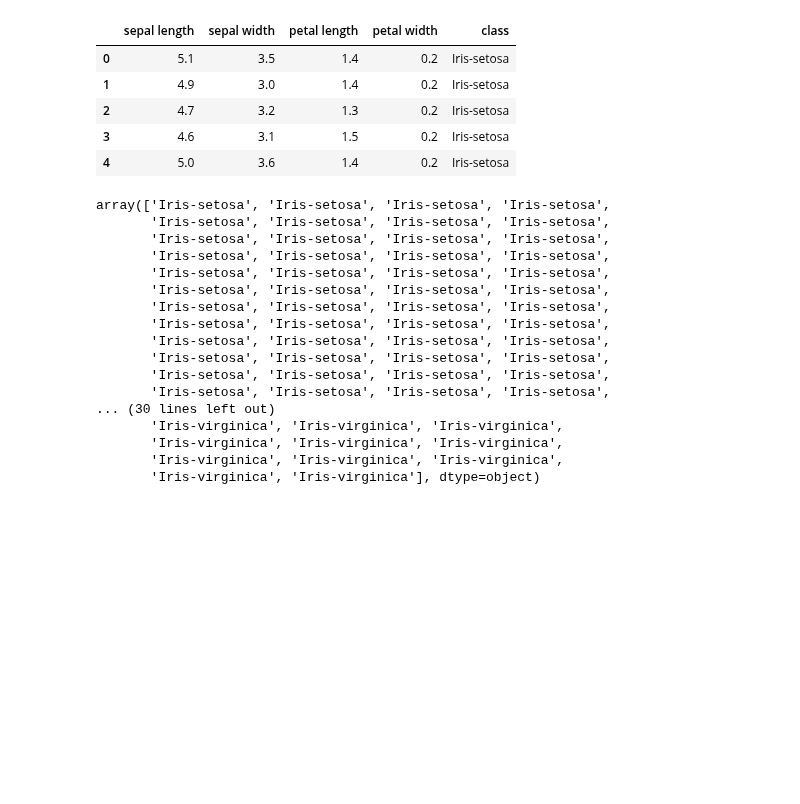
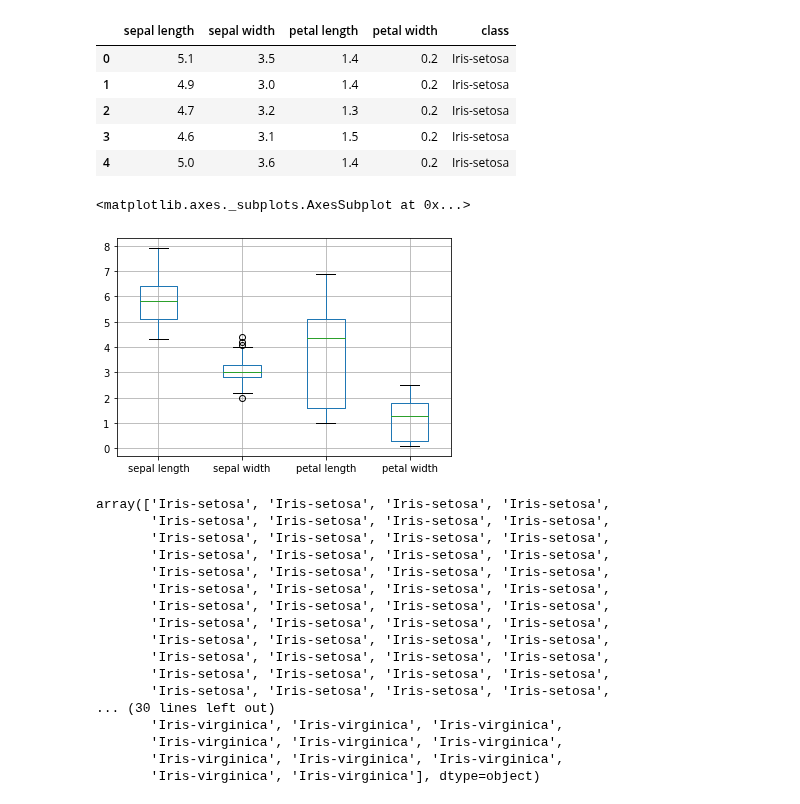
Before and after one commit to itimes-digital/deep-learning-estudo, a Jupyter notebook: classificacao_multiclasse/classificacao-multiclasse_iris.ipynb, the cells around one changed output. Cells and saved outputs as stored; diff of their text form; code cells hidden in the pictures; blank space fills up the shorter version.

```diff
--- a/classificacao_multiclasse/classificacao-multiclasse_iris.ipynb
+++ b/classificacao_multiclasse/classificacao-multiclasse_iris.ipynb
@@ -13,6 +13,11 @@ base.head()
 | 2 | 4.7 | 3.2 | 1.3 | 0.2 | Iris-setosa |
 | 3 | 4.6 | 3.1 | 1.5 | 0.2 | Iris-setosa |
 | 4 | 5.0 | 3.6 | 1.4 | 0.2 | Iris-setosa |
+# %%
+base[['sepal length',	'sepal width',	'petal length',	'petal width']].boxplot()
+# %% [output]
+<matplotlib.axes._subplots.AxesSubplot at 0x...>
+[figure, added]
 # %%
 previsores = base.iloc[:, 0:4].values
 classe = base.iloc[:, 4].values
```
Also changed, not shown: parts of 17 cells of this notebook.
